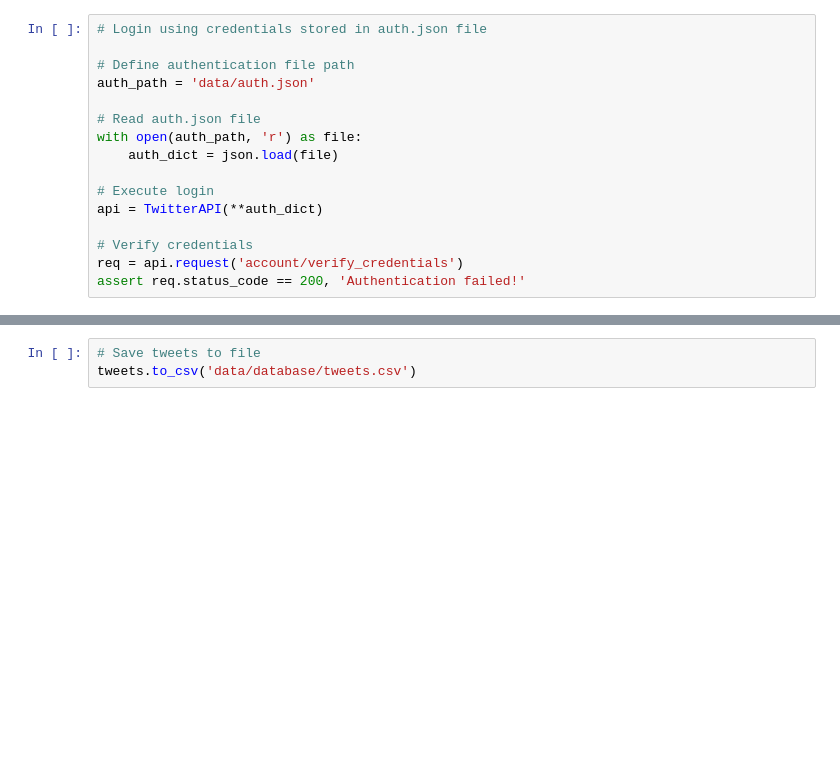
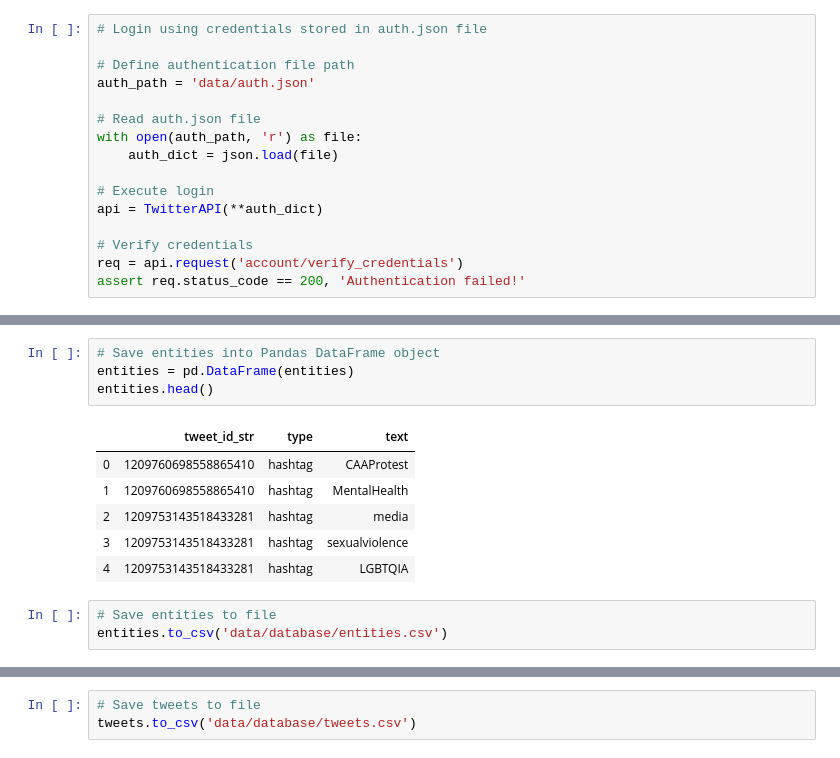
Before and after one commit to damiclem/feminism_network, a Jupyter notebook: retrieve_tweets.ipynb, the cells around one changed output, grey strips where cells are left out. Drawn from its saved outputs; the diff is of its cells as text; blank space fills up the shorter version.

```diff
--- a/retrieve_tweets.ipynb
+++ b/retrieve_tweets.ipynb
@@ -55,2 +76,16 @@ Response status: 200
+# %%
+# Save entities into Pandas DataFrame object
+entities = pd.DataFrame(entities)
+entities.head()
+# %% [output]
+|  | tweet_id_str | type | text |
+| 0 | 1209760698558865410 | hashtag | CAAProtest |
+| 1 | 1209760698558865410 | hashtag | MentalHealth |
+| 2 | 1209753143518433281 | hashtag | media |
+| 3 | 1209753143518433281 | hashtag | sexualviolence |
+| 4 | 1209753143518433281 | hashtag | LGBTQIA |
+# %%
+# Save entities to file
+entities.to_csv('data/database/entities.csv')
 # %%
 # Define attributes which will be kept from retrieved tweets
```
Also changed, not shown: parts of 4 cells of this notebook, 2 other files.
